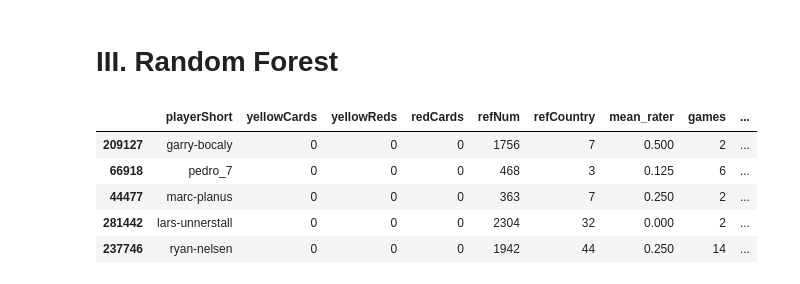
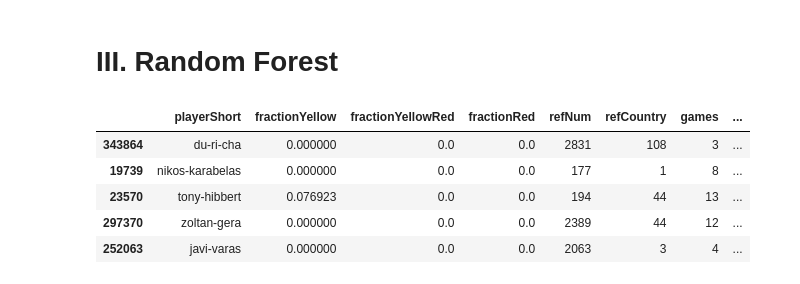
Before and after one commit to Merinorus/adaisawesome, a Jupyter notebook: Homework/04 - Applied ML/Homework04_Referees_teamawesome-Catarina.ipynb, the cells around one changed output. Drawn from its saved outputs; the diff is of its cells as text; code cells hidden in the pictures.

```diff
--- a/Homework/04 - Applied ML/Homework04_Referees_teamawesome-Catarina.ipynb
+++ b/Homework/04 - Applied ML/Homework04_Referees_teamawesome-Catarina.ipynb
@@ -198,6 +301,6 @@ See the caveats in the documentation: http://pandas.pydata.org/pandas-docs/stabl
 # %%
 colRate = ['mean_rater']
-Col_Rating = Data_Simple1[colRate].values
+Col_Rating = Data_Simple3[colRate].values
 Ratings_Scale = [];
 Col_Rating
 # %% [output]
@@ -255,8 +358,8 @@ for i in range (0,A):
     else:
         Ratings_Scale.append(99);
 
-Data_Simple1['raterScale'] = Ratings_Scale
-Data_Simple1.head()
+Data_Simple3['raterScale'] = Ratings_Scale
+Data_Simple3.head()
 
 ## Some of the values in trainRes_1 are larger than one! We must delete them from the simple data set to avoid errors in the training process.
 # %% [output]
@@ -273,6 +372,7 @@ See the caveats in the documentation: http://pandas.pydata.org/pandas-docs/stabl
 # %%
 # drop values on scale which are equal to 99
-Data_Simple2 = Data_Simple1[Data_Simple1.raterScale != 99]
-Data_Simple2.dropna(axis=0)
-Data_Simple2
+Data_Simple4 = Data_Simple3[Data_Simple3.raterScale != 99]
+Data_Simple5 = Data_Simple4[Data_Simple4.position_proxy != 99]
+Data_Simple5.dropna(axis=0)
+Data_Simple5
 # %% [output]
@@ -301,13 +401,13 @@ Data_Simple2
 # %%
 #create test and training matrix
 
-cols = ['games', 'fractionYellow', 'fractionYellowRed', 'fractionRed', 'refNum', 'refCountry']
-exclude = ['raterScale','mean_rater', 'playerShort', 'yellowCards','yellowReds','redCards', 'games']
+cols = ['games', 'fractionYellow', 'fractionYellowRed', 'fractionRed', 'refNum', 'refCountry', 'position_proxy']
+exclude = ['raterScale','mean_rater', 'playerShort']
 colsRes1 = ['raterScale']
 
 
 # Take a random 80% sample of the Data for the Training Sample
-Data_Training = Data_Simple2.sample(frac=0.8)
+Data_Training = Data_Simple5.sample(frac=0.8)
 
 # Need to split this into the data and the results columns
 # http://stackoverflow.com/questions/34246336/python-randomforest-unknown-label-error
@@ -351,25 +451,25 @@ array([[ 2316.,    58.,     0.,     0.,     0.],
 # %%
 #Initialize
 forest = RandomForestClassifier(n_estimators = 100)
 
 # Fit the training data and create the decision trees
 forest = forest.fit(trainArr,trainRes_1)
 
 # Take the same decision trees and run it on the test data
-Data_Testing = Data_Simple2.sample(frac=0.2)
+Data_Testing = Data_Simple5.sample(frac=0.2)
 Input_Data_Testing = Data_Testing.drop(exclude, axis=1)
 testArr = Input_Data_Testing.as_matrix()
 results = forest.predict(testArr)
 
 Data_Testing['predictions'] = results
 Data_Testing.head()
 # %% [output]
-|  | playerShort | yellowCards | yellowReds | redCards | refNum | refCountry | mean_rater | games | ... |
-| 209127 | garry-bocaly | 0 | 0 | 0 | 1756 | 7 | 0.500 | 2 | ... |
-| 66918 | pedro_7 | 0 | 0 | 0 | 468 | 3 | 0.125 | 6 | ... |
-| 44477 | marc-planus | 0 | 0 | 0 | 363 | 7 | 0.250 | 2 | ... |
-| 281442 | lars-unnerstall | 0 | 0 | 0 | 2304 | 32 | 0.000 | 2 | ... |
-| 237746 | ryan-nelsen | 0 | 0 | 0 | 1942 | 44 | 0.250 | 14 | ... |
+|  | playerShort | fractionYellow | fractionYellowRed | fractionRed | refNum | refCountry | games | ... |
+| 343864 | du-ri-cha | 0.000000 | 0.0 | 0.0 | 2831 | 108 | 3 | ... |
+| 19739 | nikos-karabelas | 0.000000 | 0.0 | 0.0 | 177 | 1 | 8 | ... |
+| 23570 | tony-hibbert | 0.076923 | 0.0 | 0.0 | 194 | 44 | 13 | ... |
+| 297370 | zoltan-gera | 0.000000 | 0.0 | 0.0 | 2389 | 44 | 12 | ... |
+| 252063 | javi-varas | 0.000000 | 0.0 | 0.0 | 2063 | 3 | 4 | ... |
 # %%
 #see percentage of right predictions
 correct = list(Data_Testing[Data_Testing['raterScale'] == Data_Testing['predictions']].index)
```
Also changed, not shown: parts of 32 cells of this notebook, 2 other files.
